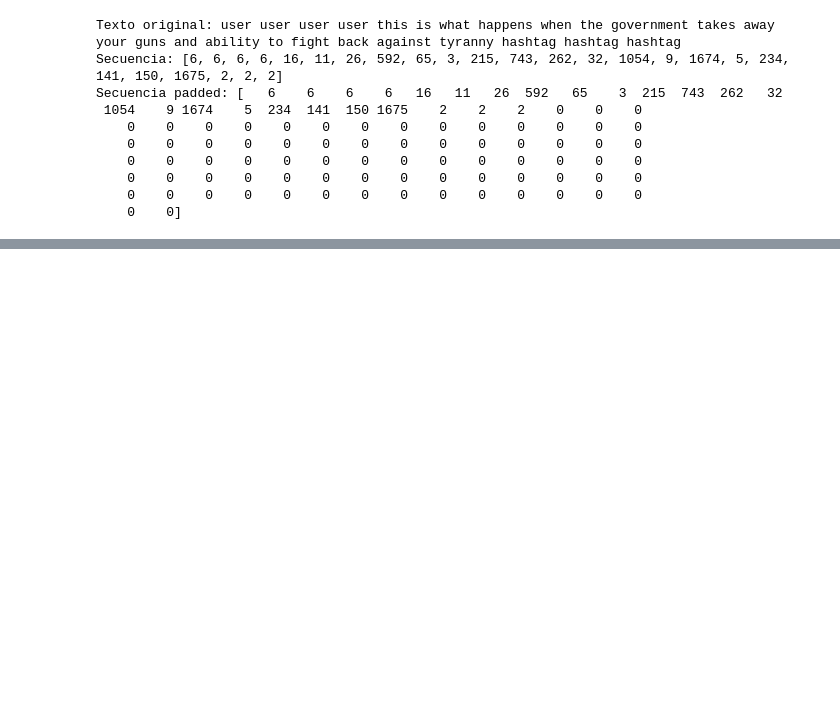
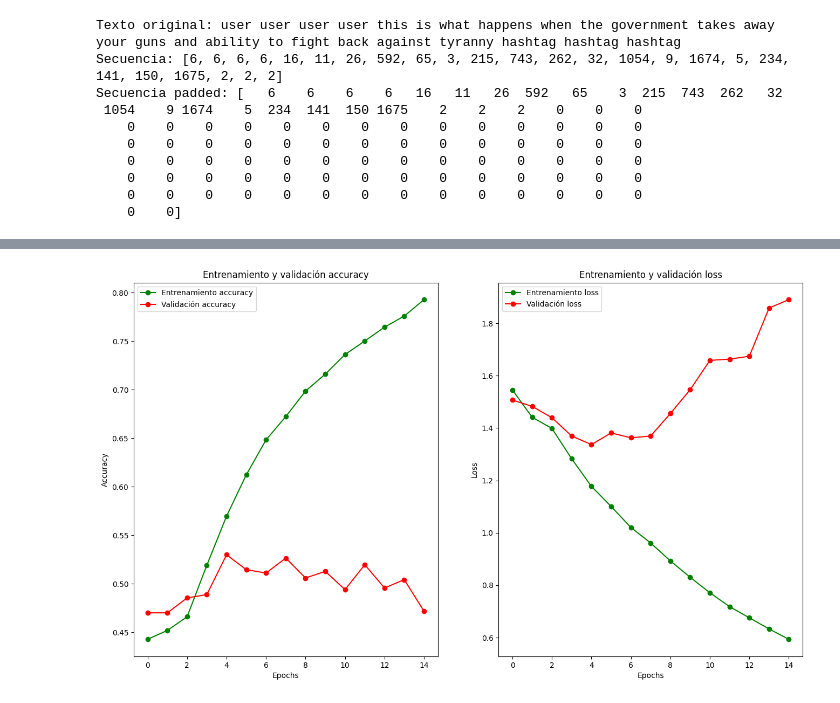
Before and after one commit to Mat11-py/NLP_project, a Jupyter notebook: Final_NLP.ipynb, the cells around one changed output, grey strips where cells are left out. Drawn from its saved outputs; the diff is of its cells as text; code cells hidden in the pictures; blank space fills up the shorter version.

```diff
--- a/Final_NLP.ipynb
+++ b/Final_NLP.ipynb
@@ -214,6 +214,34 @@ Tamaño del conjunto de entrenamiento: 5842
 Tamaño del conjunto de prueba: 1461
 # %% [markdown]
 # 4. MODELAMIENTO
+# %%
+def visualizacion_resultados(history,n):
+  """
+  visualización de la evaluación según accuracy
+  """
+  epochs = [i for i in range(n)]
+  fig, ax = plt.subplots(1,2)
+  train_acc = history.history["accuracy"]
+  train_loss = history.history["loss"]
+  val_acc = history.history["val_accuracy"]
+  val_loss = history.history["val_loss"]
+  fig.set_size_inches(16,9)
+
+  ax[0].plot(epochs, train_acc, "go-",label = "Entrenamiento accuracy")
+  ax[0].plot(epochs, val_acc, "ro-",label = "Validación accuracy")
+  ax[0].set_title("Entrenamiento y validación accuracy")
+  ax[0].legend()
+  ax[0].set_xlabel("Epochs")
+  ax[0].set_ylabel("Accuracy")
+
+  ax[1].plot(epochs, train_loss, "go-",label = "Entrenamiento loss")
+  ax[1].plot(epochs, val_loss, "ro-",label = "Validación loss")
+  ax[1].set_title("Entrenamiento y validación loss")
+  ax[1].legend()
+  ax[1].set_xlabel("Epochs")
+  ax[1].set_ylabel("Loss")
+
+  plt.show()
 # %% [markdown]
 ## 4.1 LSTM
 # %%
@@ -294 +322,5 @@ Epoch 15/15
+# %%
+visualizacion_resultados(history,15)
+# %% [output]
+[figure, added]
 # %%
```
Also changed, not shown: parts of 10 cells of this notebook.
